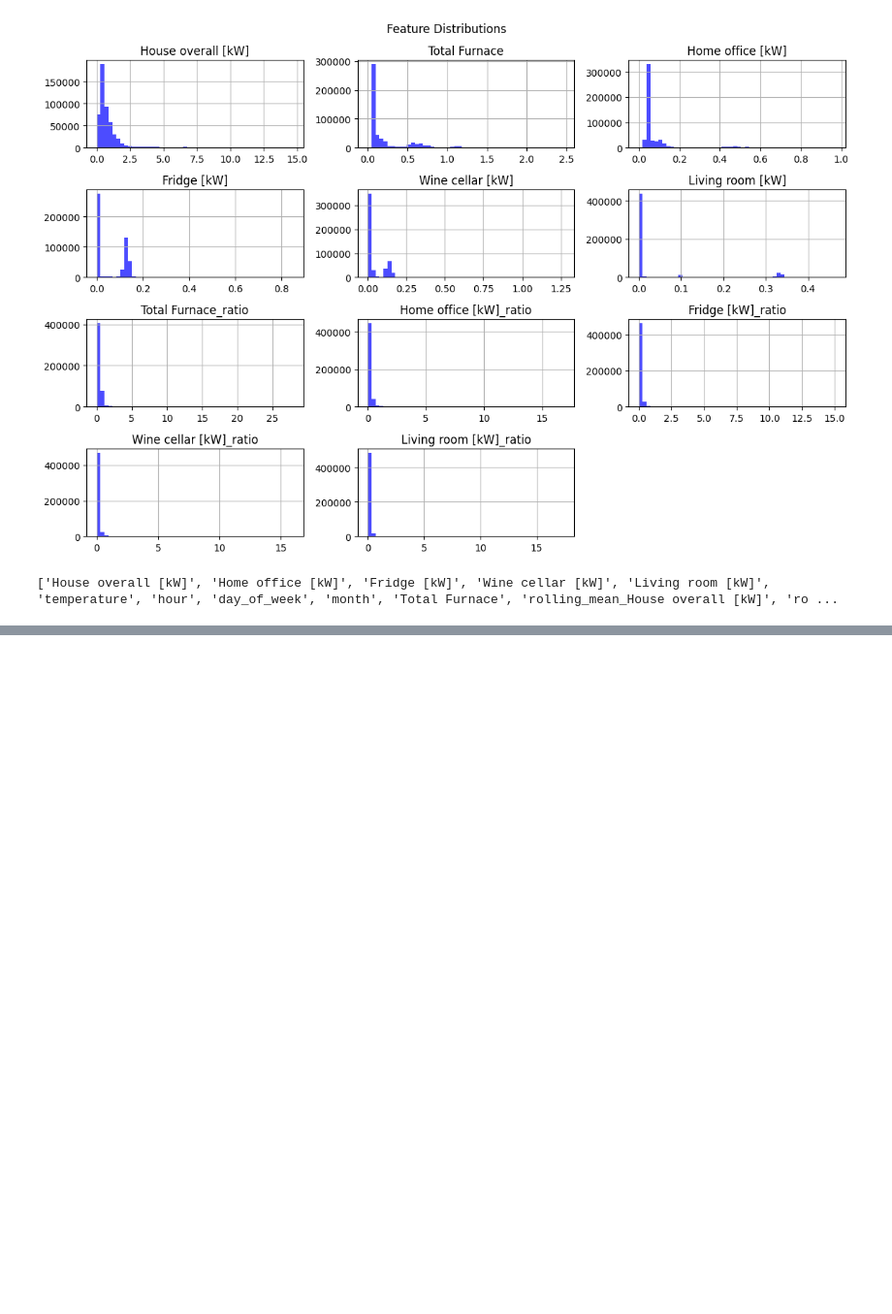
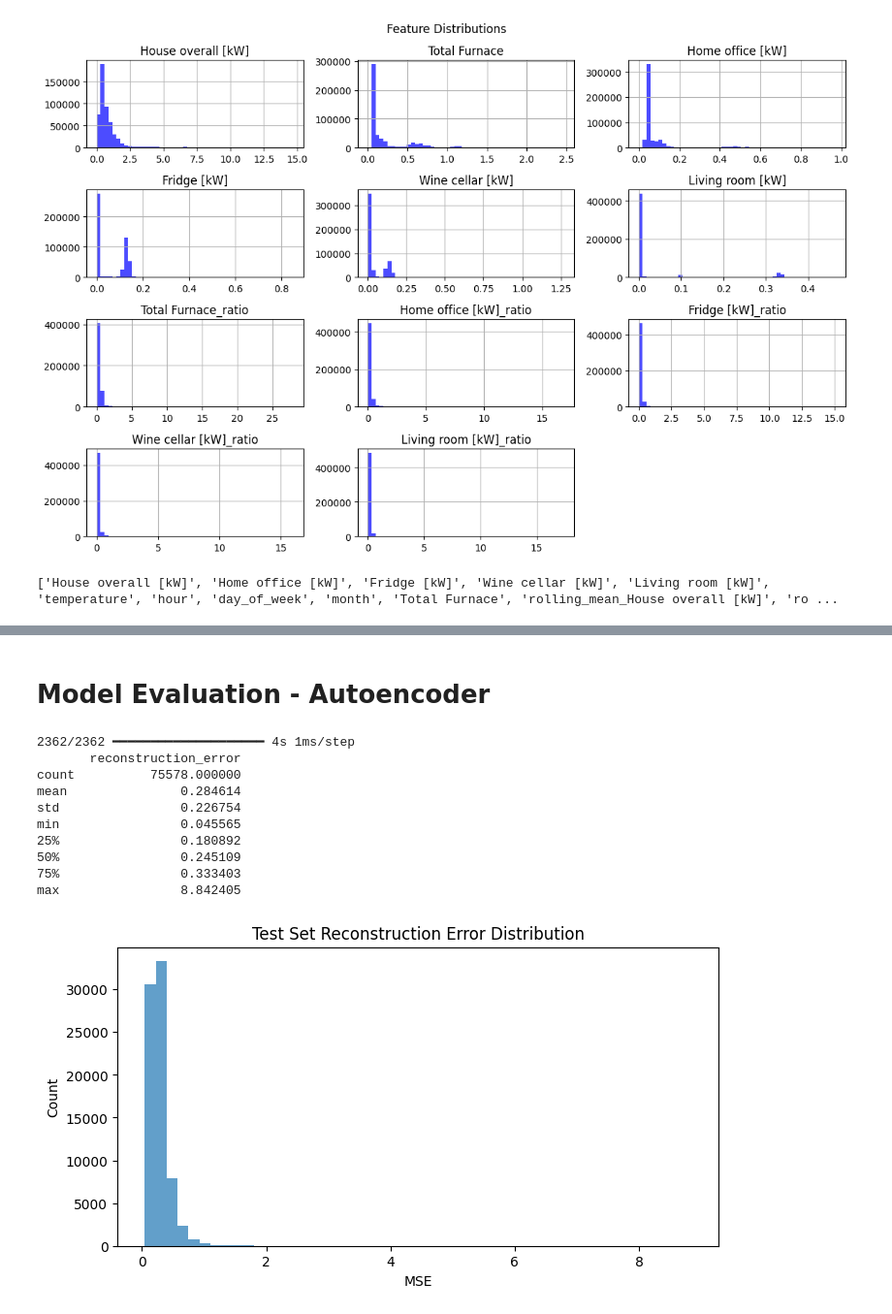
Before and after one commit to mojodean/aai-530-final-project, a Jupyter notebook: 530_IoT_project.ipynb, the cells around one changed output, grey strips where cells are left out. Shown at 97% size. Saved outputs shown, nothing was run; the diff lists cells and outputs as text; code cells hidden in the pictures; blank space fills up the shorter version.

```diff
--- a/530_IoT_project.ipynb
+++ b/530_IoT_project.ipynb
@@ -468,0 +597,34 @@ df_scaled[final_features] = scaler.fit_transform(df_scaled[final_features])
+# %% [markdown]
+# Model Evaluation - Autoencoder
+# %%
+# Predict the reconstruction
+X_test_pred = autoencoder.predict(X_test)
+
+# Calculate MSE
+mse_test = np.mean(np.power(X_test - X_test_pred, 2), axis=1)
+
+# Create dataframe of reconstruction errors
+df_test_errors = pd.DataFrame({'reconstruction_error':mse_test})
+
+# Inspect distribution
+print(df_test_errors.describe())
+
+# Plot the distribution
+plt.figure(figsize = (8,4))
+plt.hist(df_test_errors['reconstruction_error'], bins = 50, alpha = 0.7)
+plt.title('Test Set Reconstruction Error Distribution')
+plt.xlabel('MSE')
+plt.ylabel('Count')
+plt.show()
+# %% [output]
+2362/2362 ━━━━━━━━━━━━━━━━━━━━ 4s 1ms/step
+       reconstruction_error
+count          75578.000000
+mean               0.284614
+std                0.226754
+min                0.045565
+25%                0.180892
+50%                0.245109
+75%                0.333403
+max                8.842405
+[figure, added]
```
Also changed, not shown: parts of 24 cells of this notebook.
